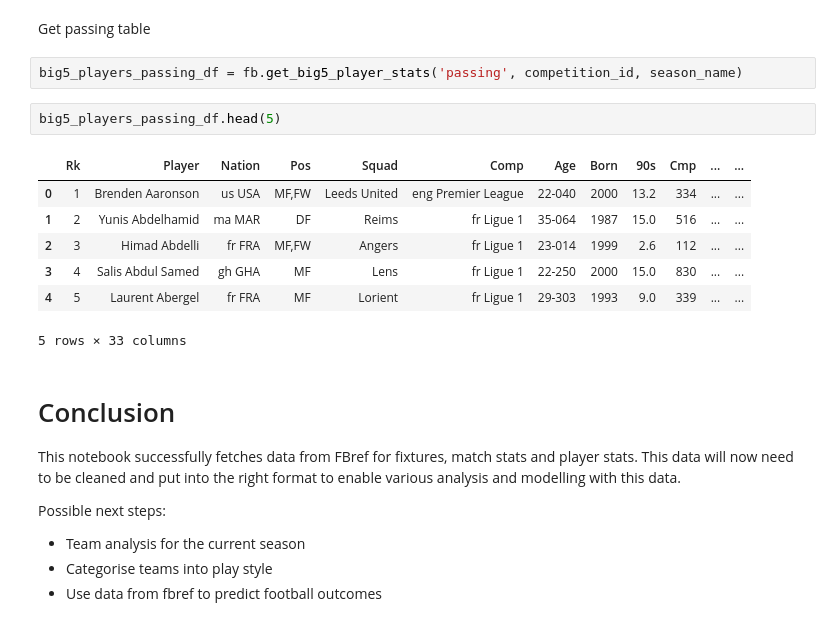
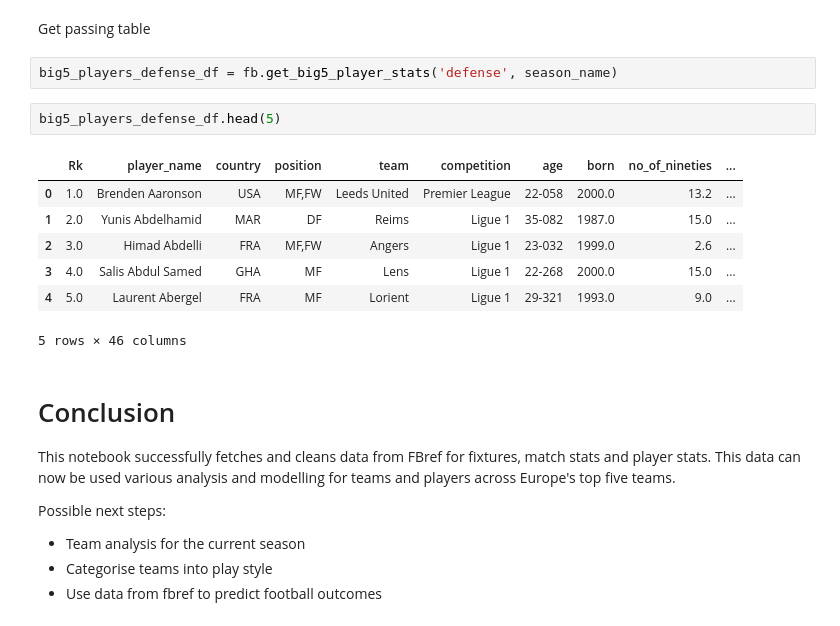
Before and after one commit to JCKLAI3/football_sandbox, a Jupyter notebook: Notebooks/Fetching data from fbref.ipynb, the cells around one changed output. Drawn from its saved outputs; the diff is of its cells as text.

Commit message:
Add cleaning functions for data fetched from FBref.

```diff
--- a/Notebooks/Fetching data from fbref.ipynb
+++ b/Notebooks/Fetching data from fbref.ipynb
@@ -214,21 +217,21 @@ big5_players_standard_df.head(5)
 # %% [markdown]
 Get passing table
 # %%
-big5_players_passing_df = fb.get_big5_player_stats('passing', competition_id, season_name)
+big5_players_defense_df = fb.get_big5_player_stats('defense', season_name)
 # %%
-big5_players_passing_df.head(5)
+big5_players_defense_df.head(5)
 # %% [output]
-|  | Rk | Player | Nation | Pos | Squad | Comp | Age | Born | 90s | Cmp | ... | ... |
-| 0 | 1 | Brenden Aaronson | us USA | MF,FW | Leeds United | eng Premier League | 22-040 | 2000 | 13.2 | 334 | ... | ... |
-| 1 | 2 | Yunis Abdelhamid | ma MAR | DF | Reims | fr Ligue 1 | 35-064 | 1987 | 15.0 | 516 | ... | ... |
-| 2 | 3 | Himad Abdelli | fr FRA | MF,FW | Angers | fr Ligue 1 | 23-014 | 1999 | 2.6 | 112 | ... | ... |
-| 3 | 4 | Salis Abdul Samed | gh GHA | MF | Lens | fr Ligue 1 | 22-250 | 2000 | 15.0 | 830 | ... | ... |
-| 4 | 5 | Laurent Abergel | fr FRA | MF | Lorient | fr Ligue 1 | 29-303 | 1993 | 9.0 | 339 | ... | ... |
+|  | Rk | player_name | country | position | team | competition | age | born | no_of_nineties | ... |
+| 0 | 1.0 | Brenden Aaronson | USA | MF,FW | Leeds United | Premier League | 22-058 | 2000.0 | 13.2 | ... |
+| 1 | 2.0 | Yunis Abdelhamid | MAR | DF | Reims | Ligue 1 | 35-082 | 1987.0 | 15.0 | ... |
+| 2 | 3.0 | Himad Abdelli | FRA | MF,FW | Angers | Ligue 1 | 23-032 | 1999.0 | 2.6 | ... |
+| 3 | 4.0 | Salis Abdul Samed | GHA | MF | Lens | Ligue 1 | 22-268 | 2000.0 | 15.0 | ... |
+| 4 | 5.0 | Laurent Abergel | FRA | MF | Lorient | Ligue 1 | 29-321 | 1993.0 | 9.0 | ... |
-5 rows × 33 columns
+5 rows × 46 columns
 # %% [markdown]
 # Conclusion
 
-This notebook successfully fetches data from FBref for fixtures, match stats and player stats. This data will now need to be cleaned and put into the right format to enable various analysis and modelling with this data.
+This notebook successfully fetches and cleans data from FBref for fixtures, match stats and player stats. This data can now be used various analysis and modelling for teams and players across Europe's top five teams.
 
 Possible next steps:
 * Team analysis for the current season
```
Also changed, not shown: parts of 14 cells of this notebook, 9 other files.
